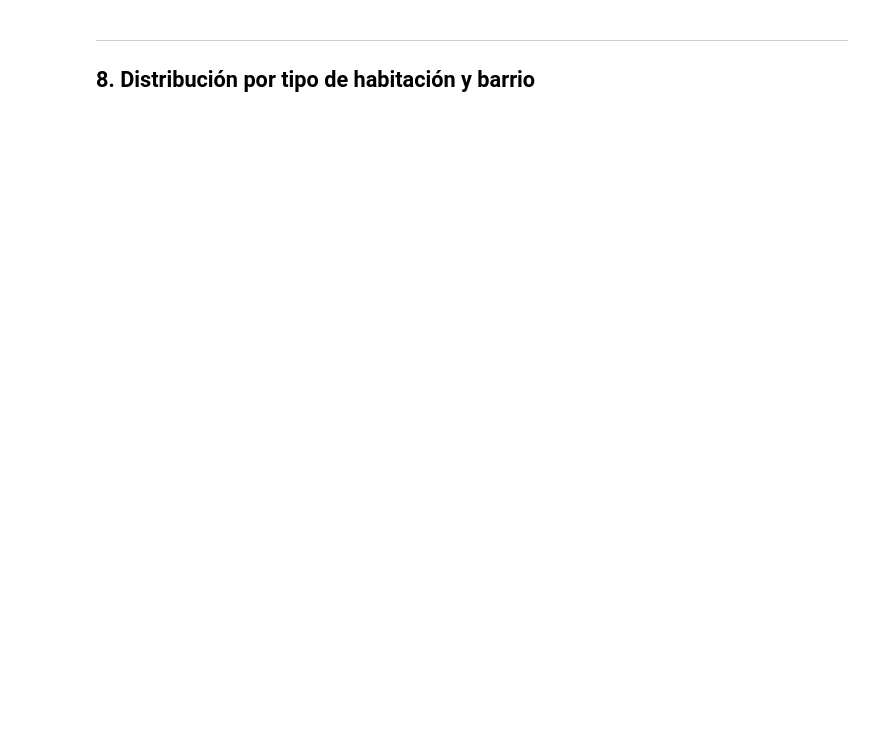
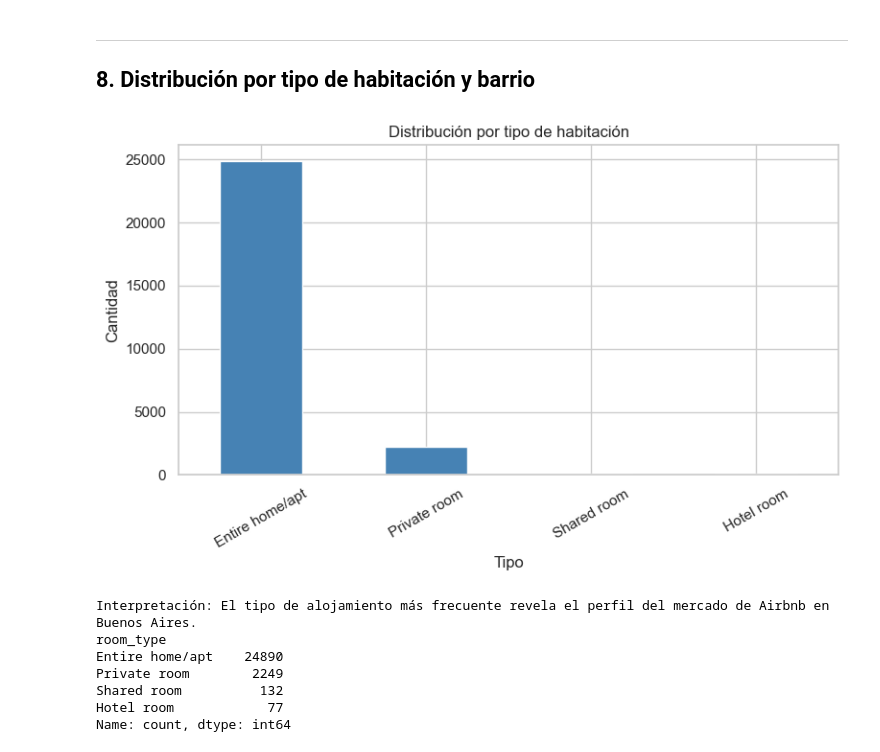
Before and after one commit to isabelhoyos287560/bi_itm, a Jupyter notebook: etl_airbnb/notebooks/exploracion_airbnb.ipynb, the cells around one changed output. Cells and saved outputs as stored; diff of their text form; code cells hidden in the pictures; blank space fills up the shorter version.

```diff
--- a/etl_airbnb/notebooks/exploracion_airbnb.ipynb
+++ b/etl_airbnb/notebooks/exploracion_airbnb.ipynb
@@ -202,15 +410,26 @@ print('Interpretación: minimum_nights presenta outliers (valores como 365, 730
 # %%
 if 'room_type' in df_listings.columns:
     conteo = df_listings['room_type'].value_counts()
     fig, ax = plt.subplots(figsize=(8, 5))
     conteo.plot(kind='bar', ax=ax, color='steelblue', edgecolor='white')
     ax.set_title('Distribución por tipo de habitación', fontsize=12)
     ax.set_xlabel('Tipo')
     ax.set_ylabel('Cantidad')
     ax.tick_params(axis='x', rotation=30)
     plt.tight_layout()
     plt.show()
-    print('Interpretación: El tipo de alojamiento más frecuente revela el perfil del mercado de Airbnb en Buenos Aires.')
+    print('Interpretación: El tipo de alojamiento más frecuente revela el perfil'
+          ' del mercado de Airbnb en Buenos Aires.')
+    print(conteo)
+# %% [output]
+[figure, added]
+Interpretación: El tipo de alojamiento más frecuente revela el perfil del mercado de Airbnb en Buenos Aires.
+room_type
+Entire home/apt    24890
+Private room        2249
+Shared room          132
+Hotel room            77
+Name: count, dtype: int64
 # %%
 if 'neighbourhood_cleansed' in df_listings.columns:
     top_barrios = df_listings['neighbourhood_cleansed'].value_counts().head(15)
```
Also changed, not shown: parts of 47 cells of this notebook, 2 other files.
